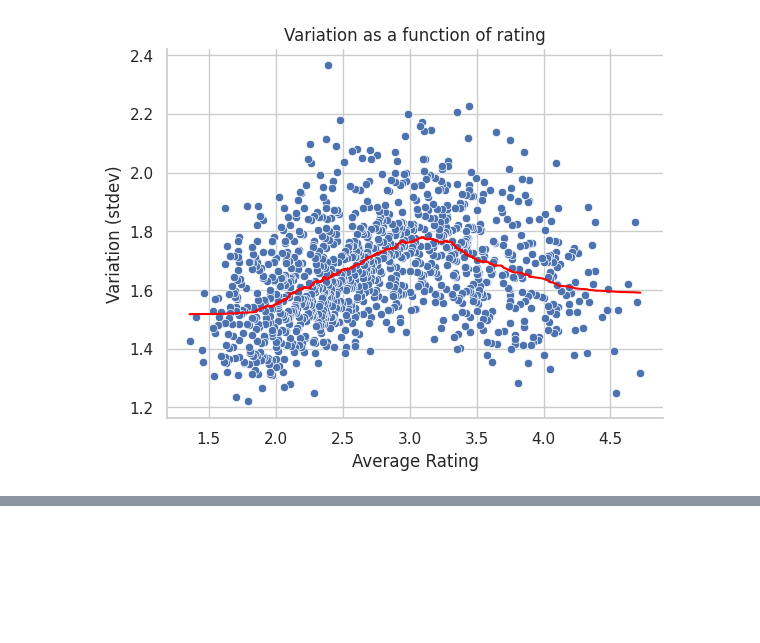
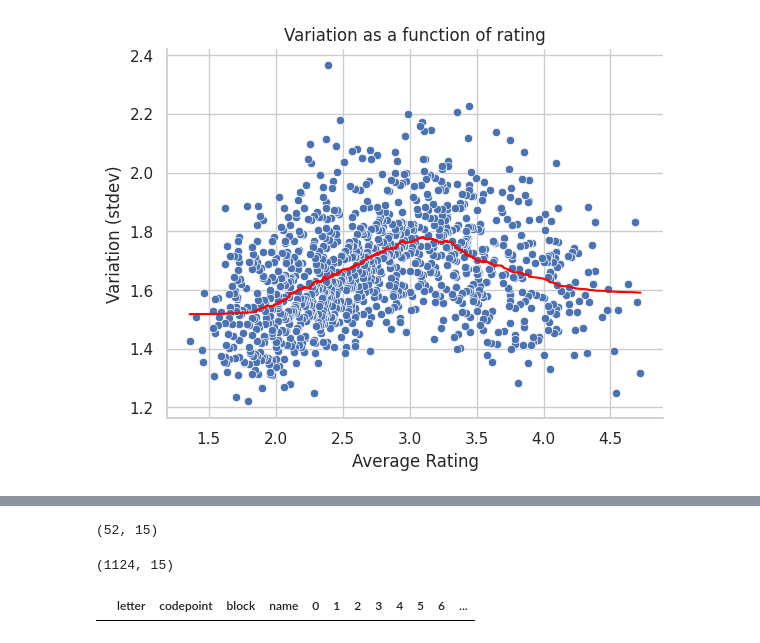
Before and after one commit to Nate-Sheibley/favorite_letters, a Jupyter notebook: favorite_letters.ipynb, the cells around one changed output, grey strips where cells are left out. Drawn from its saved outputs; the diff is of its cells as text; code cells hidden in the pictures; blank space fills up the shorter version.

Commit message:
split data based on common character vs not

```diff
--- a/favorite_letters.ipynb
+++ b/favorite_letters.ipynb
@@ -385,0 +379,13 @@ df
+# %%
+letters_df.shape
+# %% [output]
+(52, 15)
+# %%
+special_char_df.shape
+# %% [output]
+(1124, 15)
+# %%
+# empty dataframe confirming punctionation is not part of this dataset
+data[data['letter'].str.contains(f'[{string.punctuation}]')]
+# %% [output]
+|  | letter | codepoint | block | name | 0 | 1 | 2 | 3 | 4 | 5 | 6 | ... |
```
Also changed, not shown: parts of 5 cells of this notebook, 1 other file.
